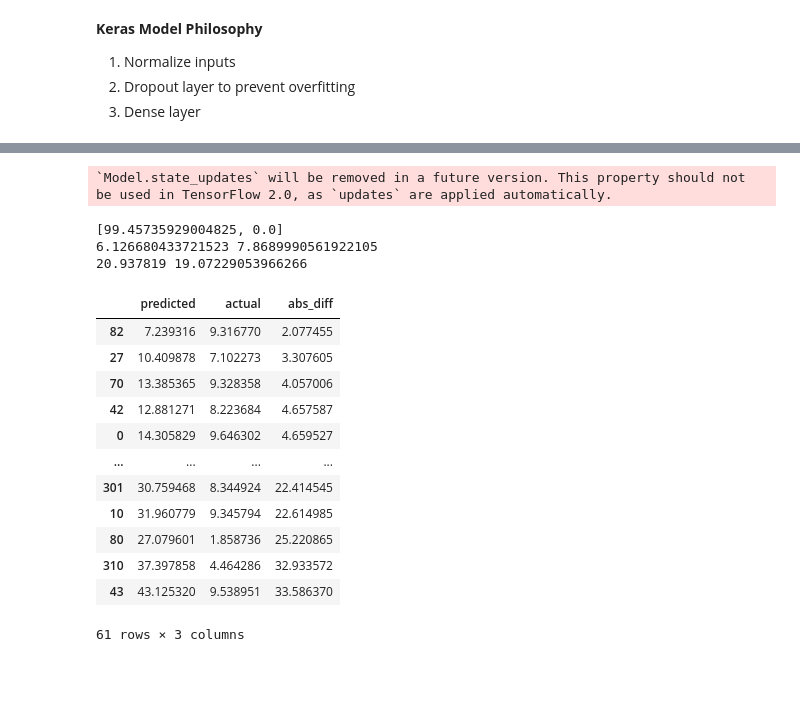
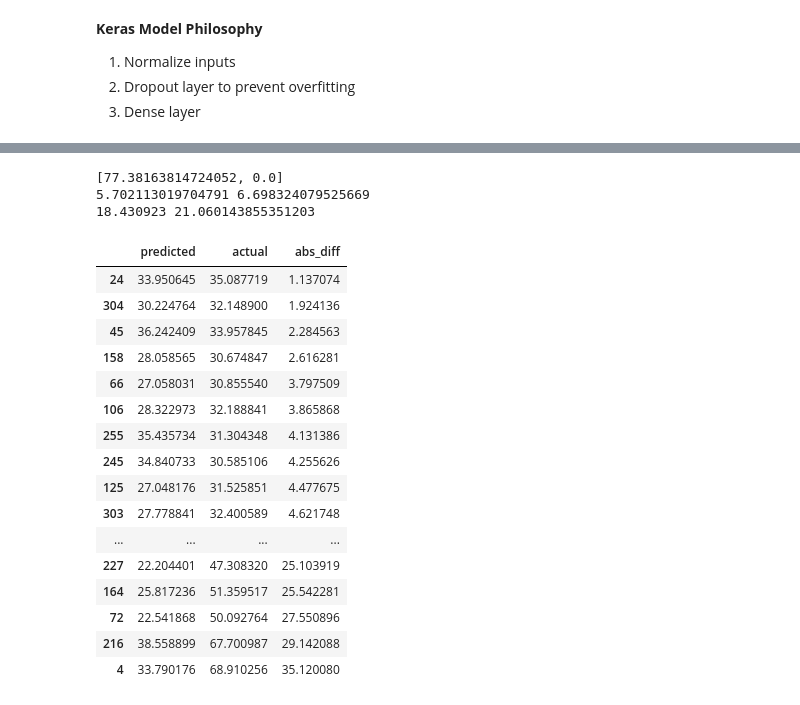
Before and after one commit to Darrick-Oliver/senior-project, a Jupyter notebook: h2h_off_def_experiment.ipynb, the cells around one changed output, grey strips where cells are left out. Drawn from its saved outputs; the diff is of its cells as text; code cells hidden in the pictures; blank space fills up the shorter version.

Commit message:
Model tweaks

```diff
--- a/h2h_off_def_experiment.ipynb
+++ b/h2h_off_def_experiment.ipynb
@@ -118,4 +97,2 @@ fig.show()
 # %%
-# Remove outliers
-out = h2h_df[is_outlier == False]
-print(out.shape)
+out = h2h_df
@@ -317,8 +275,8 @@ Non-trainable params: 0
 _________________________________________________________________
 # %%
 # Fit model
-bsize = int(X_train.shape[0] * 0.1) # 10% batch size
+bsize = int(X_train.shape[0] * 0.2) # 30% batch size
 
-%time history = model.fit(X_train, y_train, epochs=10000, validation_split=0.6, batch_size=bsize, verbose=0)
+%time history = model.fit(X_train, y_train, epochs=3000, validation_split=0.2, batch_size=bsize, verbose=0)
 # %% [output]
 `Model.state_updates` will be removed in a future version. This property should not be used in TensorFlow 2.0, as `updates` are applied automatically.
@@ -326,33 +284,36 @@ Wall time: 59.9 s
 # %%
 y_pred = model.predict(X_test)
 score = model.evaluate(X_test, y_test)
 print(score)
 
 diff = abs(y_pred.flatten() - y_test.flatten())
 print(diff.std(), diff.mean())
 print(y_pred.mean(), y_test.mean())
 predictions = pd.DataFrame(data={'predicted': y_pred.flatten(), 'actual': y_test.flatten(), 'abs_diff': diff})
 predictions.sort_values(by='abs_diff', inplace=True)
-predictions[predictions['actual'] <10]
+predictions[predictions['actual'] > 30]
 # predictions
 # %% [output]
-`Model.state_updates` will be removed in a future version. This property should not be used in TensorFlow 2.0, as `updates` are applied automatically.
+[77.38163814724052, 0.0]
+5.702113019704791 6.698324079525669
+18.430923 21.060143855351203
-[99.45735929004825, 0.0]
-6.126680433721523 7.8689990561922105
-20.937819 19.07229053966266
 |  | predicted | actual | abs_diff |
-| 82 | 7.239316 | 9.316770 | 2.077455 |
-| 27 | 10.409878 | 7.102273 | 3.307605 |
-| 70 | 13.385365 | 9.328358 | 4.057006 |
-| 42 | 12.881271 | 8.223684 | 4.657587 |
-| 0 | 14.305829 | 9.646302 | 4.659527 |
+| 24 | 33.950645 | 35.087719 | 1.137074 |
+| 304 | 30.224764 | 32.148900 | 1.924136 |
+| 45 | 36.242409 | 33.957845 | 2.284563 |
+| 158 | 28.058565 | 30.674847 | 2.616281 |
+| 66 | 27.058031 | 30.855540 | 3.797509 |
+| 106 | 28.322973 | 32.188841 | 3.865868 |
+| 255 | 35.435734 | 31.304348 | 4.131386 |
+| 245 | 34.840733 | 30.585106 | 4.255626 |
+| 125 | 27.048176 | 31.525851 | 4.477675 |
+| 303 | 27.778841 | 32.400589 | 4.621748 |
 | ... | ... | ... | ... |
-| 301 | 30.759468 | 8.344924 | 22.414545 |
-| 10 | 31.960779 | 9.345794 | 22.614985 |
-| 80 | 27.079601 | 1.858736 | 25.220865 |
-| 310 | 37.397858 | 4.464286 | 32.933572 |
-| 43 | 43.125320 | 9.538951 | 33.586370 |
+| 227 | 22.204401 | 47.308320 | 25.103919 |
+| 164 | 25.817236 | 51.359517 | 25.542281 |
+| 72 | 22.541868 | 50.092764 | 27.550896 |
+| 216 | 38.558899 | 67.700987 | 29.142088 |
+| 4 | 33.790176 | 68.910256 | 35.120080 |
-61 rows × 3 columns
 # %%
 fig = px.histogram(x=predictions['abs_diff'], labels={
     'x': 'difference'
```
Also changed, not shown: parts of 13 cells of this notebook, 1 other file.
